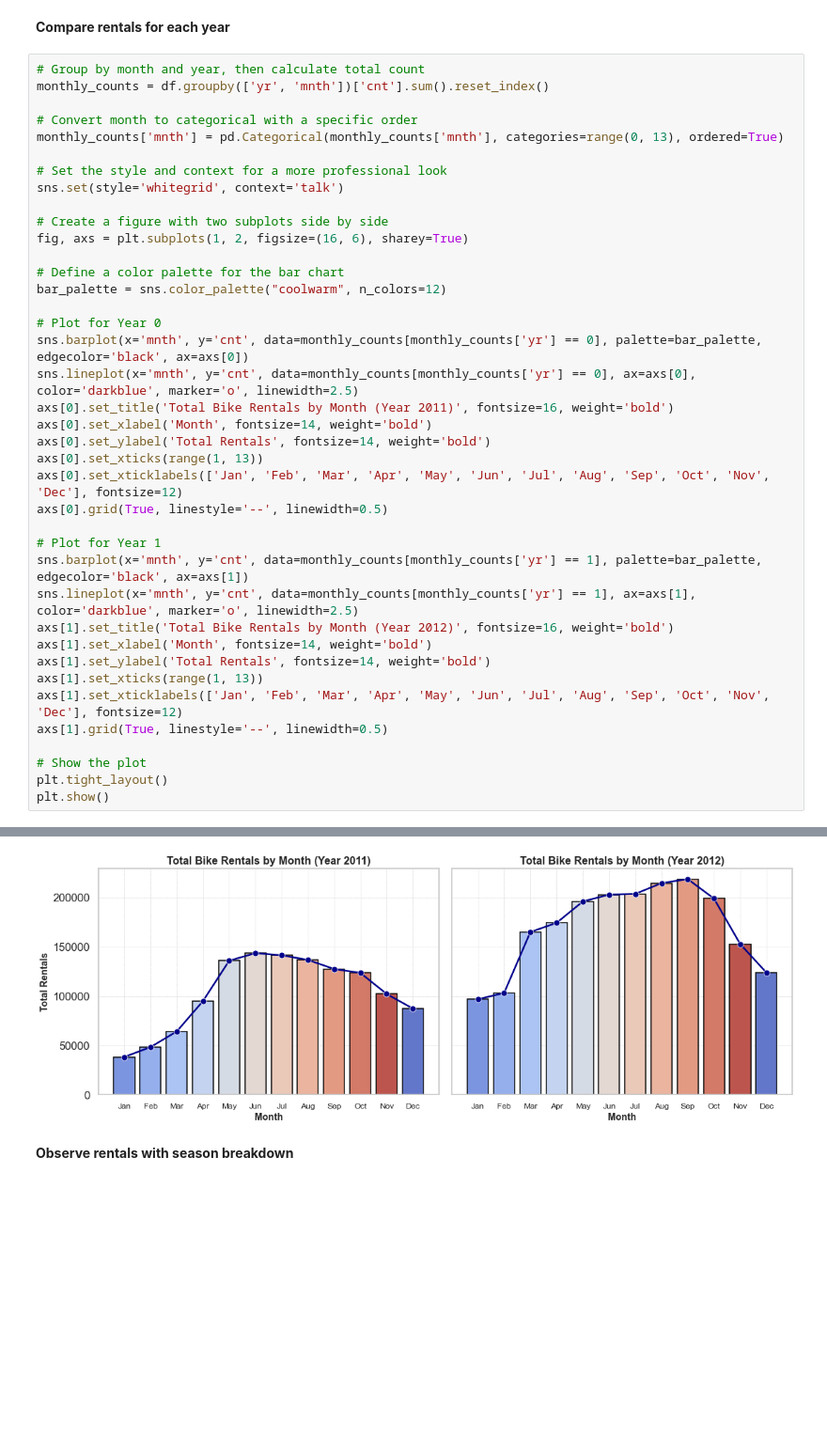
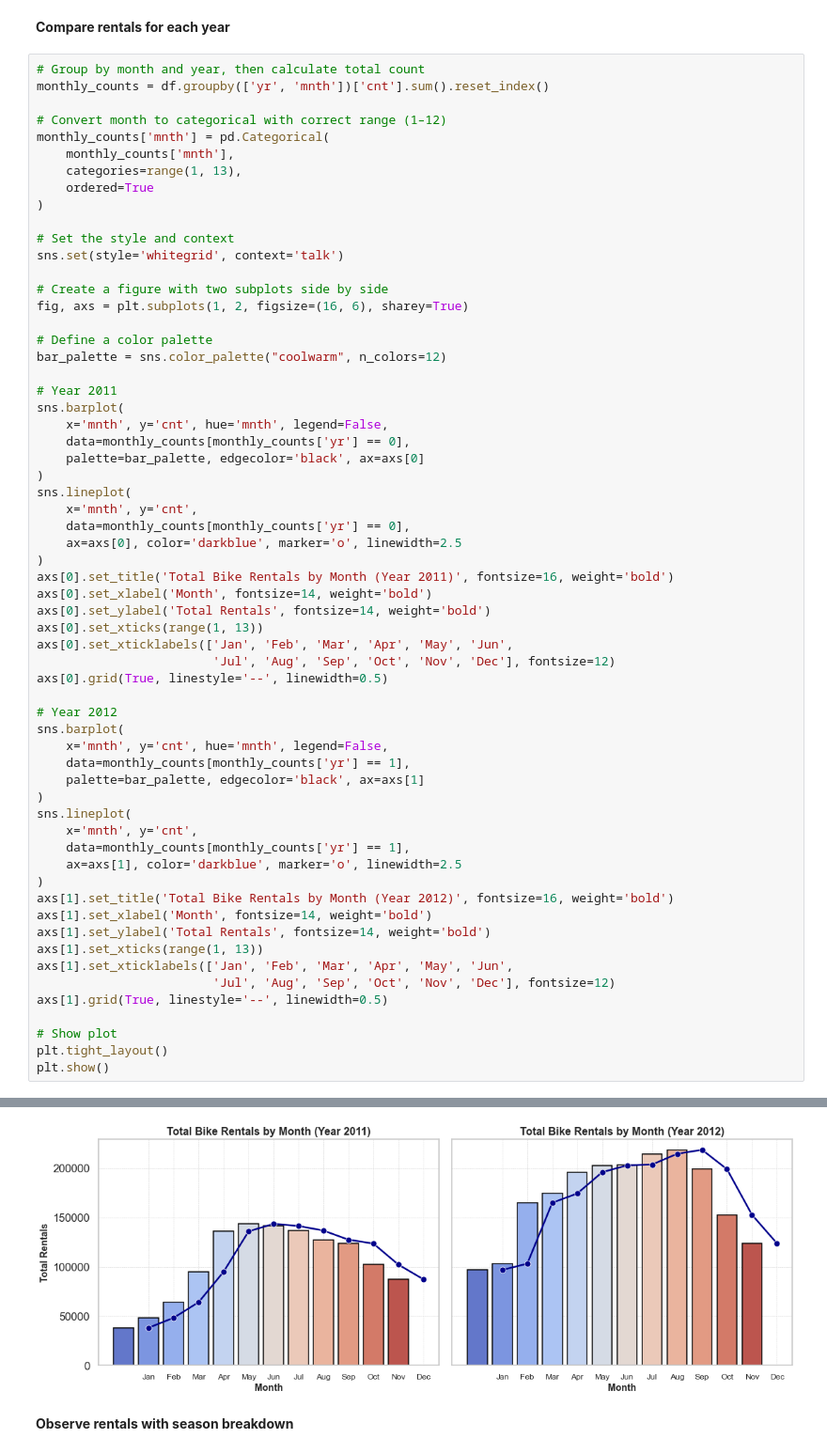
Before and after one commit to maxegorovpt/da_portfolio, a Jupyter notebook: business_cases/ride_tech_research/ride_tech_research.ipynb, the cells around one changed output, grey strips where cells are left out. Shown at 94% size. Saved outputs shown, nothing was run; the diff lists cells and outputs as text; blank space fills up the shorter version.

```diff
--- a/business_cases/ride_tech_research/ride_tech_research.ipynb
+++ b/business_cases/ride_tech_research/ride_tech_research.ipynb
@@ -245,39 +245,61 @@ Passing `palette` without assigning `hue` is deprecated and will be removed in v
 # Group by month and year, then calculate total count
 monthly_counts = df.groupby(['yr', 'mnth'])['cnt'].sum().reset_index()
 
-# Convert month to categorical with a specific order
-monthly_counts['mnth'] = pd.Categorical(monthly_counts['mnth'], categories=range(0, 13), ordered=True)
+# Convert month to categorical with correct range (1–12)
+monthly_counts['mnth'] = pd.Categorical(
+    monthly_counts['mnth'],
+    categories=range(1, 13),
+    ordered=True
+)
 
-# Set the style and context for a more professional look
+# Set the style and context
 sns.set(style='whitegrid', context='talk')
 
 # Create a figure with two subplots side by side
 fig, axs = plt.subplots(1, 2, figsize=(16, 6), sharey=True)
 
-# Define a color palette for the bar chart
+# Define a color palette
 bar_palette = sns.color_palette("coolwarm", n_colors=12)
 
-# Plot for Year 0
-sns.barplot(x='mnth', y='cnt', data=monthly_counts[monthly_counts['yr'] == 0], palette=bar_palette, edgecolor='black', ax=axs[0])
-sns.lineplot(x='mnth', y='cnt', data=monthly_counts[monthly_counts['yr'] == 0], ax=axs[0], color='darkblue', marker='o', linewidth=2.5)
+# Year 2011
+sns.barplot(
+    x='mnth', y='cnt', hue='mnth', legend=False,
+    data=monthly_counts[monthly_counts['yr'] == 0],
+    palette=bar_palette, edgecolor='black', ax=axs[0]
+)
+sns.lineplot(
+    x='mnth', y='cnt',
+    data=monthly_counts[monthly_counts['yr'] == 0],
+    ax=axs[0], color='darkblue', marker='o', linewidth=2.5
+)
 axs[0].set_title('Total Bike Rentals by Month (Year 2011)', fontsize=16, weight='bold')
 axs[0].set_xlabel('Month', fontsize=14, weight='bold')
 axs[0].set_ylabel('Total Rentals', fontsize=14, weight='bold')
 axs[0].set_xticks(range(1, 13))
-axs[0].set_xticklabels(['Jan', 'Feb', 'Mar', 'Apr', 'May', 'Jun', 'Jul', 'Aug', 'Sep', 'Oct', 'Nov', 'Dec'], fontsize=12)
+axs[0].set_xticklabels(['Jan', 'Feb', 'Mar', 'Apr', 'May', 'Jun',
+                        'Jul', 'Aug', 'Sep', 'Oct', 'Nov', 'Dec'], fontsize=12)
 axs[0].grid(True, linestyle='--', linewidth=0.5)
 
-# Plot for Year 1
-sns.barplot(x='mnth', y='cnt', data=monthly_counts[monthly_counts['yr'] == 1], palette=bar_palette, edgecolor='black', ax=axs[1])
-sns.lineplot(x='mnth', y='cnt', data=monthly_counts[monthly_counts['yr'] == 1], ax=axs[1], color='darkblue', marker='o', linewidth=2.5)
+# Year 2012
+sns.barplot(
+    x='mnth', y='cnt', hue='mnth', legend=False,
+    data=monthly_counts[monthly_counts['yr'] == 1],
+    palette=bar_palette, edgecolor='black', ax=axs[1]
+)
+sns.lineplot(
+    x='mnth', y='cnt',
+    data=monthly_counts[monthly_counts['yr'] == 1],
+    ax=axs[1], color='darkblue', marker='o', linewidth=2.5
+)
 axs[1].set_title('Total Bike Rentals by Month (Year 2012)', fontsize=16, weight='bold')
 axs[1].set_xlabel('Month', fontsize=14, weight='bold')
 axs[1].set_ylabel('Total Rentals', fontsize=14, weight='bold')
 axs[1].set_xticks(range(1, 13))
-axs[1].set_xticklabels(['Jan', 'Feb', 'Mar', 'Apr', 'May', 'Jun', 'Jul', 'Aug', 'Sep', 'Oct', 'Nov', 'Dec'], fontsize=12)
+axs[1].set_xticklabels(['Jan', 'Feb', 'Mar', 'Apr', 'May', 'Jun',
+                        'Jul', 'Aug', 'Sep', 'Oct', 'Nov', 'Dec'], fontsize=12)
 axs[1].grid(True, linestyle='--', linewidth=0.5)
 
-# Show the plot
+# Show plot
 plt.tight_layout()
 plt.show()
 # %% [output]
@@ -295,4 +306,4 @@ The palette list has fewer values (12) than needed (13) and will cycle, which ma
-[figure, old version]
+[figure, new version]
 # %% [markdown]
 **Observe rentals with season breakdown**
 # %%
```
Also changed, not shown: parts of 2 cells of this notebook.
